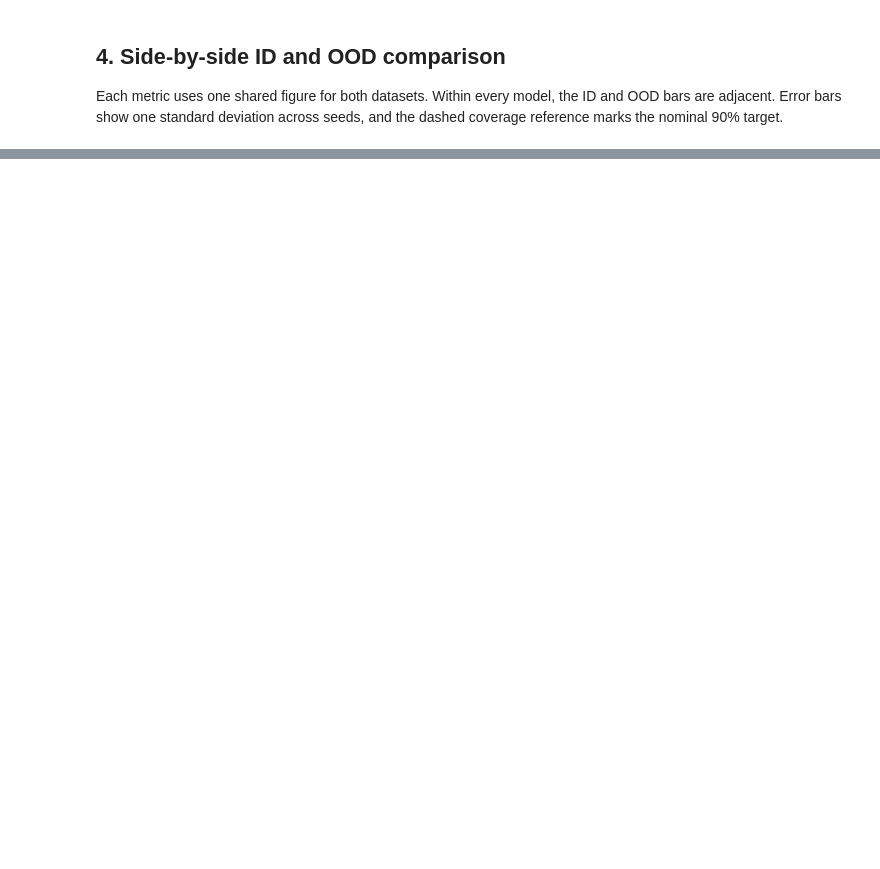
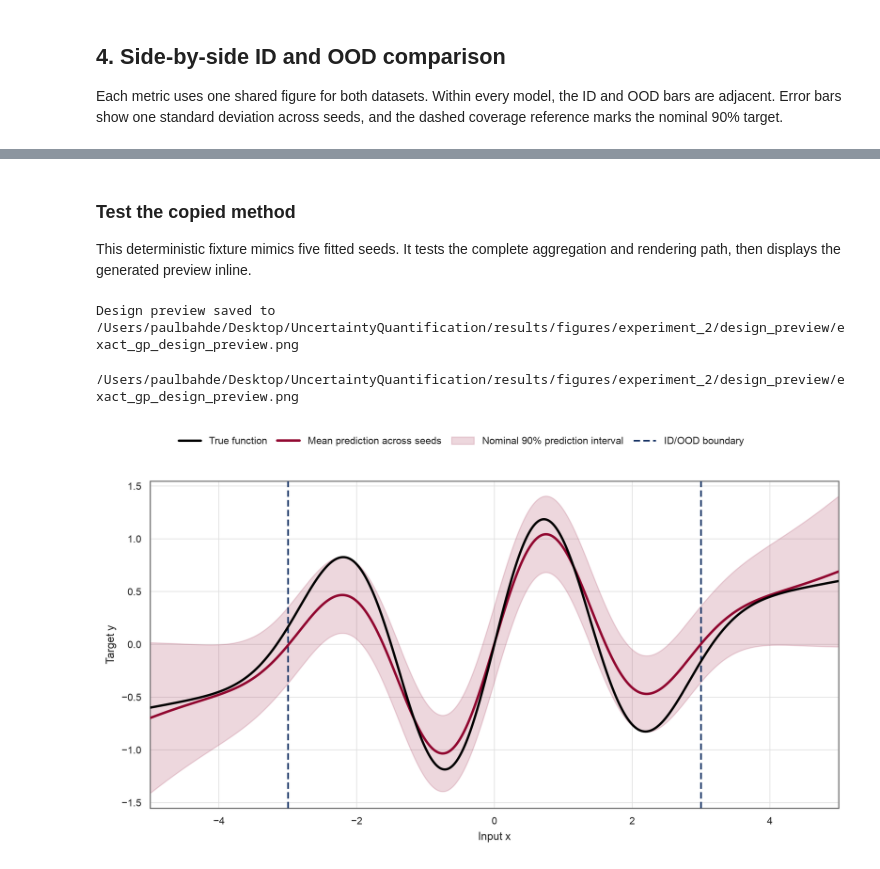
Before and after one commit to pbahde2/UncertaintyQuantification, a Jupyter notebook: notebooks/analysis_experiment_2.ipynb, the cells around one changed output, grey strips where cells are left out. Saved outputs shown, nothing was run; the diff lists cells and outputs as text; code cells hidden in the pictures; blank space fills up the shorter version.

```diff
--- a/notebooks/analysis_experiment_2.ipynb
+++ b/notebooks/analysis_experiment_2.ipynb
@@ -321,0 +451,37 @@ display(ood_change.style.format({metric: "{:+.4f}" for metric in METRICS}))
+# %% [markdown]
+### Test the copied method
+
+This deterministic fixture mimics five fitted seeds. It tests the complete aggregation and rendering path, then displays the generated preview inline.
+# %%
+from IPython.display import FileLink, Image
+
+preview = PredictionFigureDesignSandbox()
+preview_model_name = "exact_gp_design_preview"
+preview.predictions[preview_model_name] = []
+
+for split_idx in range(5):
+    x_grid = preview.grid[:, 0]
+    # Deliberately imperfect prediction: attenuated peaks, smooth bias,
+    # and a small seed-specific perturbation.
+    mean = (
+        0.78 * design_latent_function(x_grid)
+        + 0.10 * np.sin(1.15 * x_grid)
+        + 0.055 * x_grid
+        + 0.025 * np.sin(0.8 * x_grid + split_idx)
+    )
+    variance = (
+        0.2 ** 2
+        + 0.035 * np.maximum(np.abs(x_grid) - DESIGN_TRAIN_BOUND, 0) ** 2
+        + 0.004 * split_idx
+    )
+    preview.predictions[preview_model_name].append((mean, variance))
+
+preview_paths = preview.save_figures()
+preview_path = preview_paths[0]
+print(f"Design preview saved to {preview_path}")
+display(FileLink(preview_path))
+display(Image(filename=str(preview_path)))
+# %% [output]
+Design preview saved to /Users/paulbahde/Desktop/UncertaintyQuantification/results/figures/experiment_2/design_preview/exact_gp_design_preview.png
+/Users/paulbahde/Desktop/UncertaintyQuantification/results/figures/experiment_2/design_preview/exact_gp_design_preview.png
+[figure, added]
```
Also changed, not shown: parts of 9 cells of this notebook, 37 other files.
